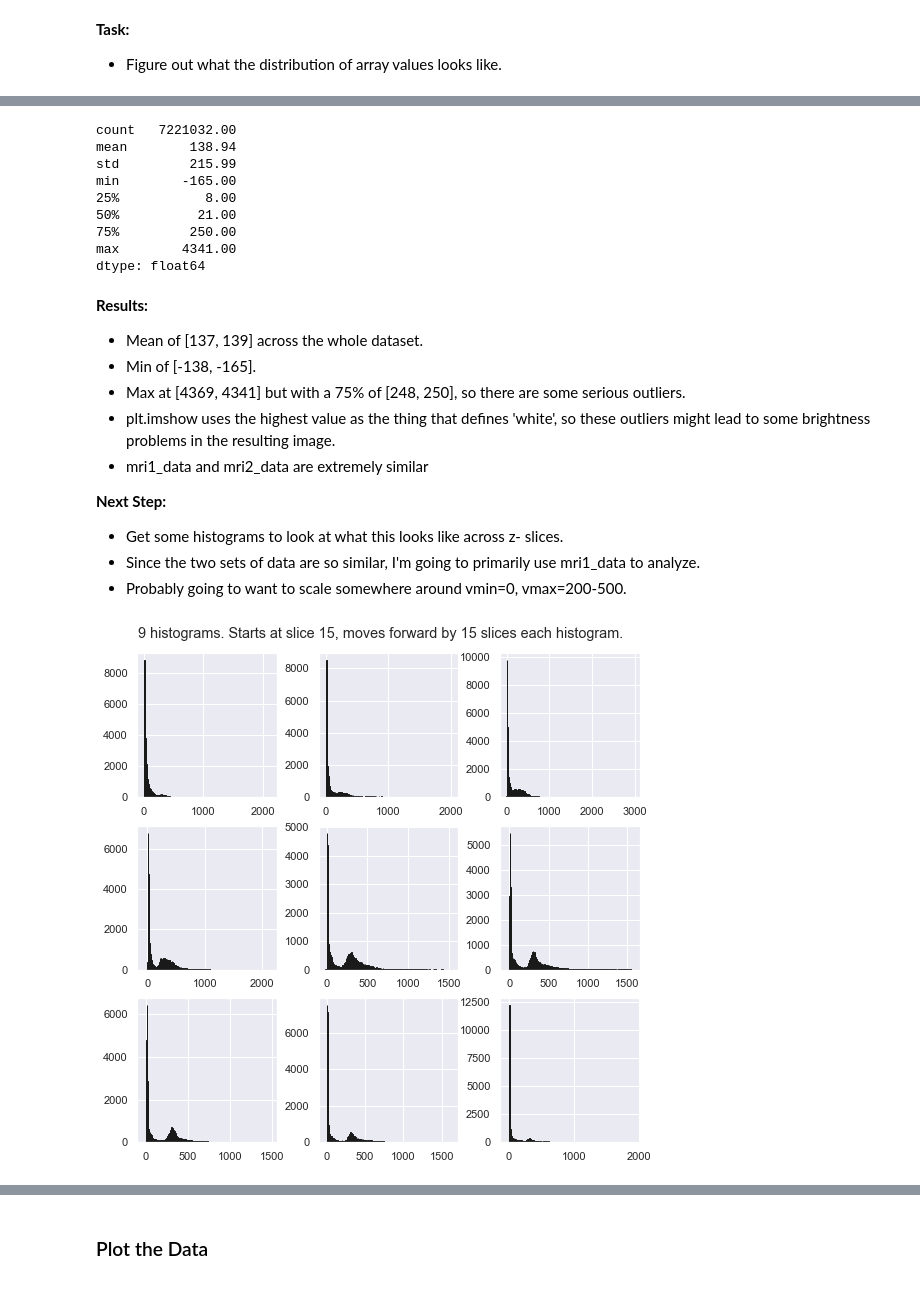
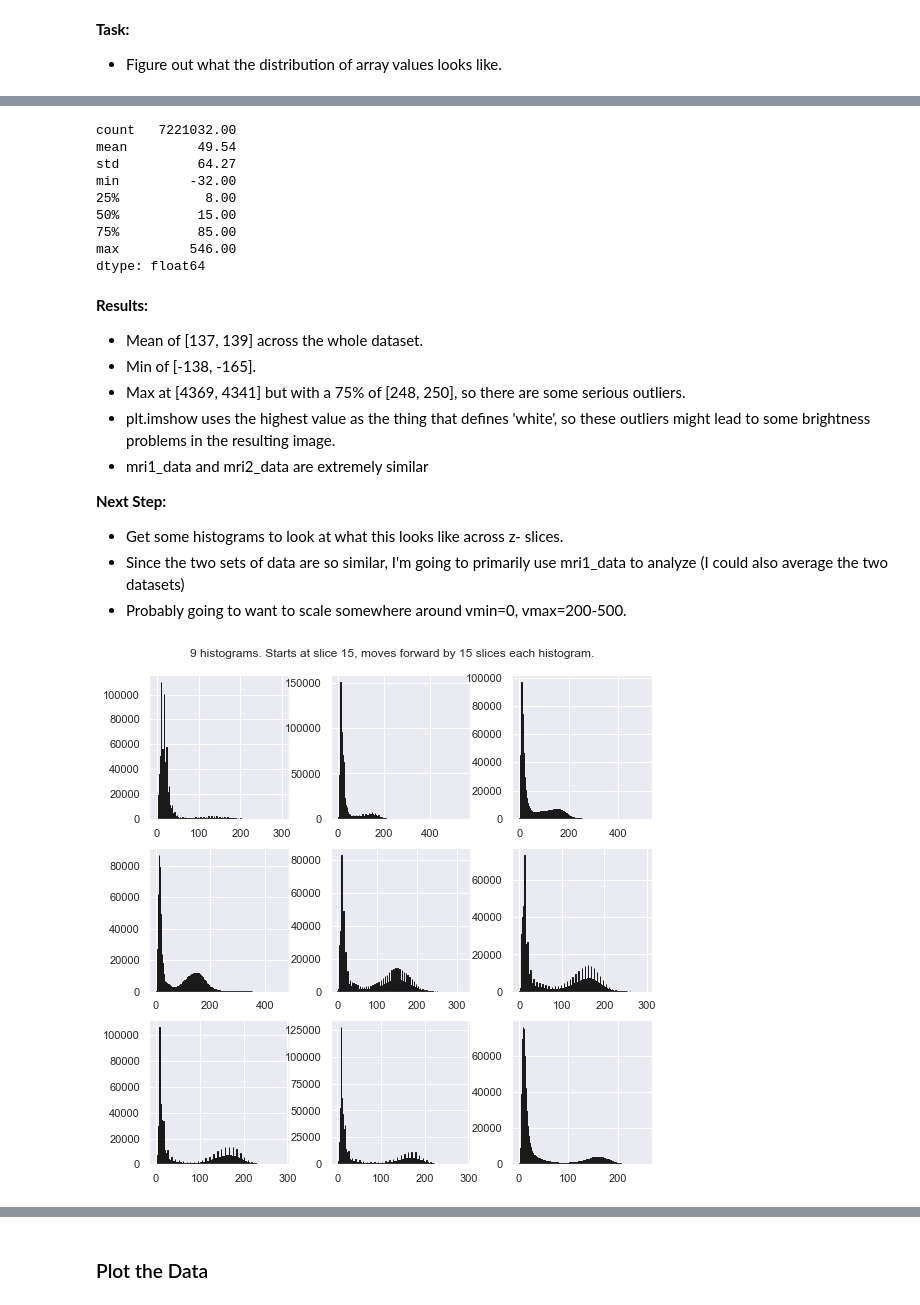
Before and after one commit to loftusa/mri-code-challenge, a Jupyter notebook: Main-analysis.ipynb, the cells around one changed output, grey strips where cells are left out. Drawn from its saved outputs; the diff is of its cells as text; code cells hidden in the pictures.

```diff
--- a/Main-analysis.ipynb
+++ b/Main-analysis.ipynb
@@ -53,8 +53,11 @@ pd.set_option('display.float_format', lambda x: '%.2f' % x)  # For clarity
 mri1 = nib.load('sub-0025865_ses-1_dwi_aligned.nii')
 mri2 = nib.load('sub-0025865_ses-2_dwi_aligned.nii')
 # %%
-mri1_data = mri1.get_data()  # Turn into numpy data. This appears to be only an axial section.
-mri2_data = mri2.get_data()
+mri1_data = mri1.get_data()[:, :, :, 1:]  # Turn into numpy data. This appears to be only an axial section.
+mri2_data = mri2.get_data()[:, :, :, 1:]
+
+mri1_hc = mri1.get_data()[:, :, :, 0]  # Separate out high contrast image
+mri2_hc = mri2.get_data()[:, :, :, 0]
 # %% [markdown]
 ## First impressions of the data
 # %% [markdown]
@@ -129,13 +128,13 @@ dtype: float64
 pd.Series(mri2_data[:, :, :, 0].ravel()).describe()
 # %% [output]
 count   7221032.00
-mean        138.94
-std         215.99
-min        -165.00
+mean         49.54
+std          64.27
+min         -32.00
 25%           8.00
-50%          21.00
-75%         250.00
-max        4341.00
+50%          15.00
+75%          85.00
+max         546.00
 dtype: float64
 # %% [markdown]
 **Results:**
@@ -149,25 +148,25 @@ dtype: float64
 **Next Step:**
 
 - Get some histograms to look at what this looks like across z- slices.
-- Since the two sets of data are so similar, I'm going to primarily use mri1_data to analyze.
+- Since the two sets of data are so similar, I'm going to primarily use mri1_data to analyze (I could also average the two datasets)
 - Probably going to want to scale somewhere around vmin=0, vmax=200-500.
 # %%
 # TODO: scale data
 # REMEMBER: first time-point (of the 31 time points) is a high-contrast point prior to testing
 
 fig, ax = plt.subplots(3, 3, figsize=(9,9))
 
 # Loop through every 15 axial slices of the first mri data, starting at slice 15, giving the histogram of
 # individual value intensity for each slice.
 for i, axi in enumerate(ax.flat):
-    axi.hist(mri1_data[:, :, (15*i + 15), 0].ravel(), bins=256,
-             fc='k', ec='k');  # Use first time-point. Most of the interesting stuff is at the peak, which is near 70
+    axi.hist(mri1_data[:, :, (15*i + 15), :].ravel(), bins=256,
+             fc='k', ec='k');
 
-# Title gthe graph
+# Title the graph
 fig.subplots_adjust(wspace=.3)
 plt.suptitle('9 histograms. Starts at slice 15, moves forward by 15 slices each histogram.', y=0.92);
 # %% [output]
-[figure, old version]
+[figure, new version]
 # %% [markdown]
 **Results:**
 
```
Also changed, not shown: parts of 26 cells of this notebook.
